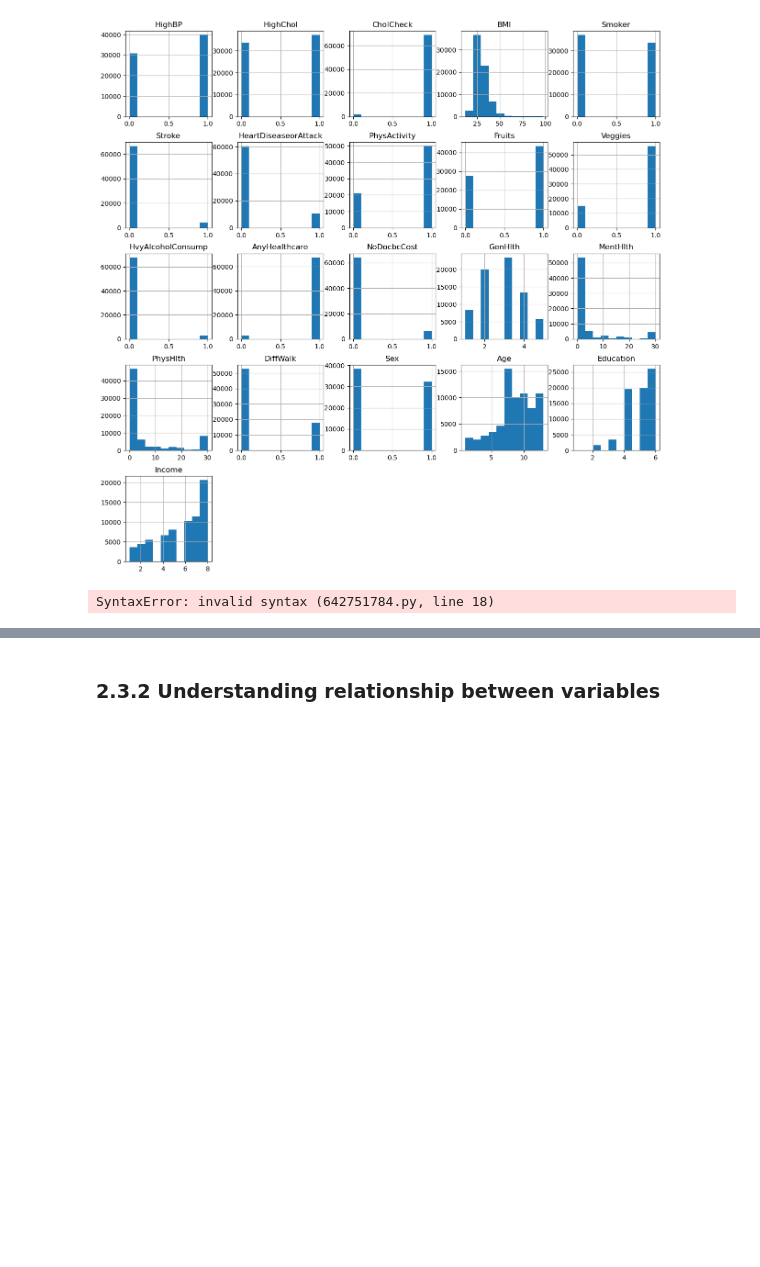
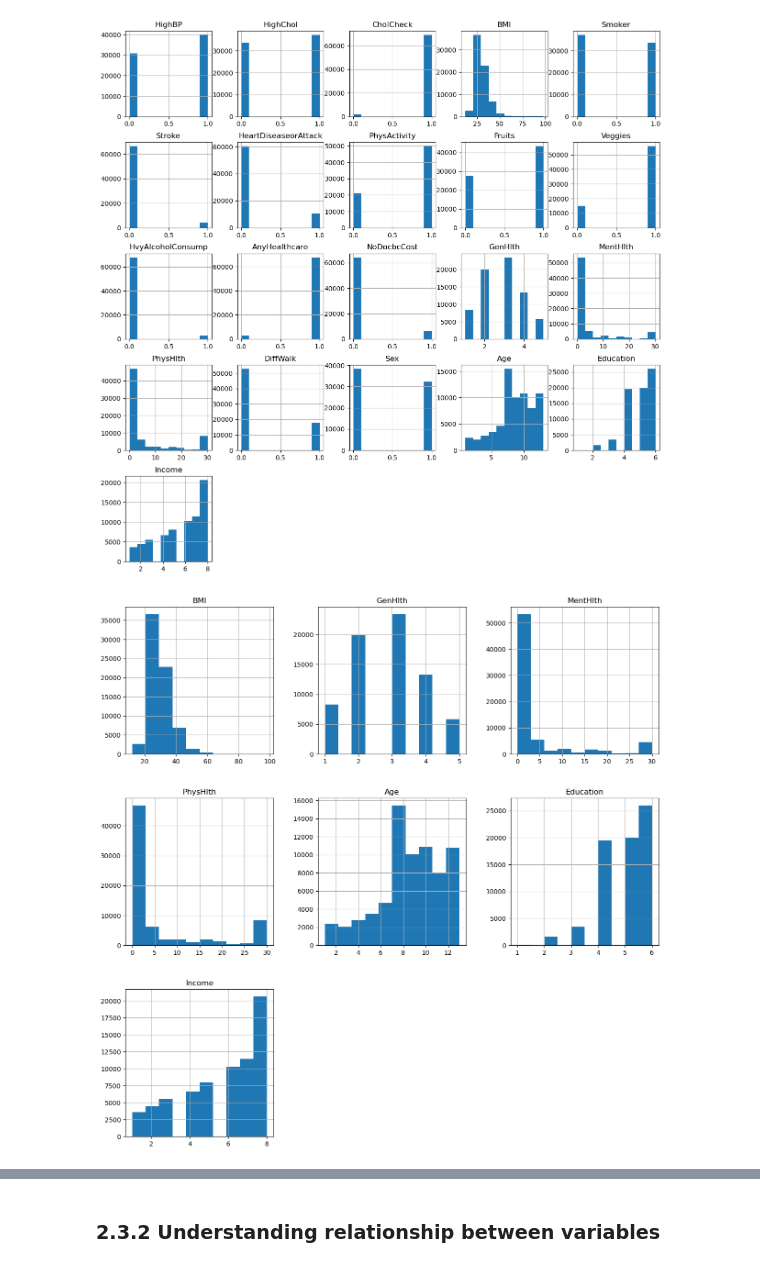
Before and after one commit to Isaac-tan318/MLDP, a Jupyter notebook: MLDP Program Codes Submission Template.ipynb, the cells around one changed output, grey strips where cells are left out. Cells and saved outputs as stored; diff of their text form; code cells hidden in the pictures; blank space fills up the shorter version.

Commit message:
added image to website

```diff
--- a/MLDP Program Codes Submission Template.ipynb
+++ b/MLDP Program Codes Submission Template.ipynb
@@ -156,26 +156,26 @@ plt.show()
 # %%
 # Since one hot encoding has already been applied to the dataset,
 # we can split the numerical features into normal numerical data
 # and binary data that only have 0 or 1 values.
 
 cols = df.drop('Diabetes_binary', axis=1).columns.tolist()
 
 # list comprehension
 numerical_features = [
     col for col in cols
     if not set(df[col].unique()).issubset({0, 1})
 ]
 
 binary_features = [
     col for col in cols
     if set(df[col].unique()).issubset({0, 1})
 ]
 
-Redoing the histograms for numerical features only
+# Redoing the histograms for numerical features only
 df[numerical_features].hist(figsize=(15,15))
 plt.show()
 # %% [output]
-SyntaxError: invalid syntax (642751784.py, line 18)
+[figure, added]
 # %%
 
 n = len(binary_features)
```
Also changed, not shown: parts of 10 cells of this notebook, 2 other files.
